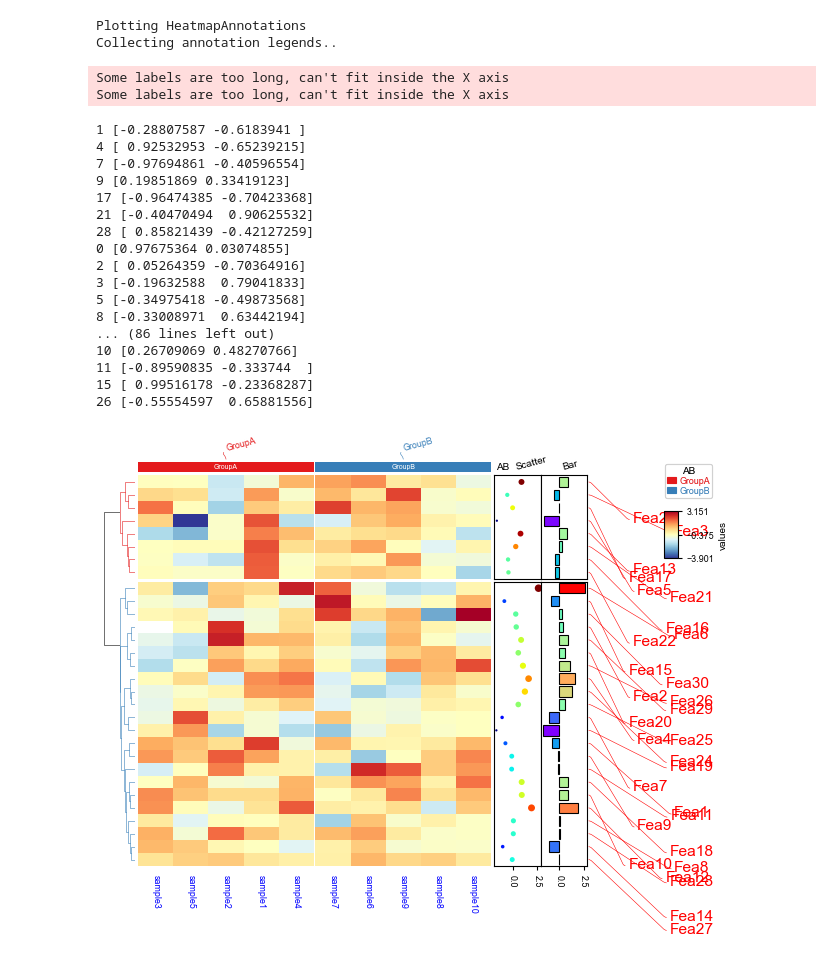
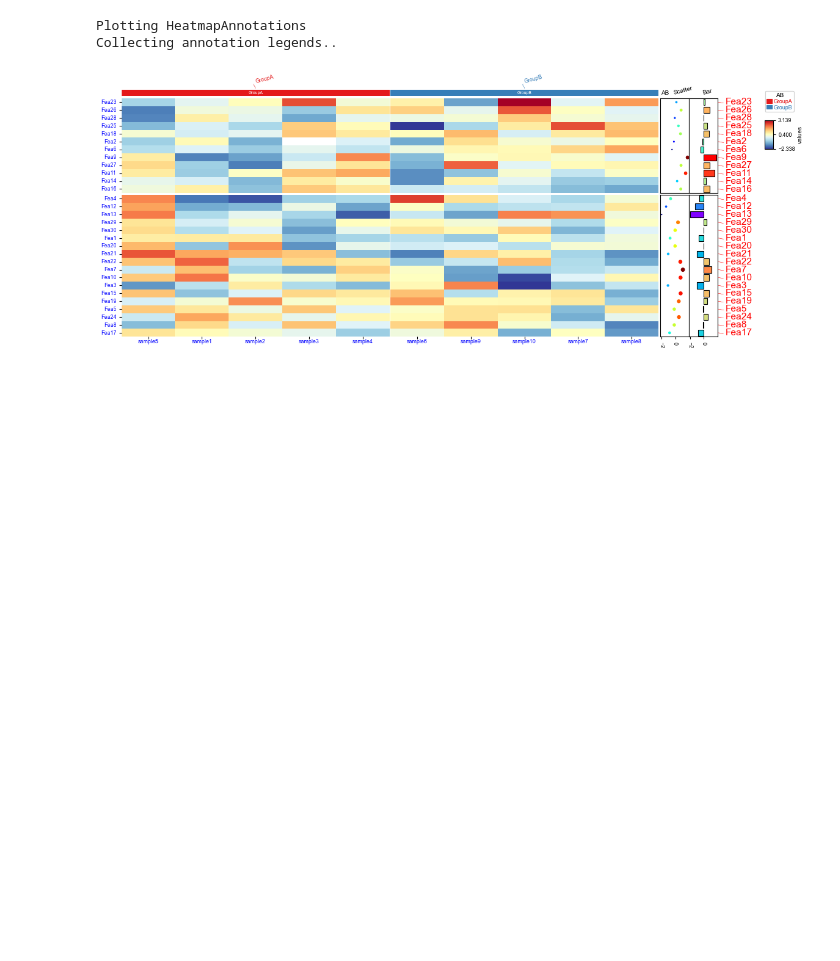
Before and after one commit to DingWB/PyComplexHeatmap, a Jupyter notebook: notebooks/test.ipynb, the cells around one changed output. Saved outputs shown, nothing was run; the diff lists cells and outputs as text; code cells hidden in the pictures; blank space fills up the shorter version.

Commit message:
fix the bug of ha for xticklabels_kws

```diff
--- a/notebooks/test.ipynb
+++ b/notebooks/test.ipynb
@@ -94,56 +94,40 @@ df_heatmap.index = ["Fea" + str(i) for i in range(1, df_heatmap.shape[0] + 1)]
 df_heatmap.iloc[1, 2] = np.nan
 
 # df_rows = df_heatmap.apply(lambda x:x.name if x.sample4 > 0.5 else None,axis=1)
 df_rows = df_heatmap.index
 df_rows=df_rows.to_frame(name='Selected')
 df_rows['XY']=df_rows.index.to_series().apply(lambda x:'A' if int(x.replace('Fea',''))>=15 else 'B')
 
 col_ha = pch.HeatmapAnnotation(label=pch.anno_label(df.AB, merge=True,rotation=15),
                             AB=pch.anno_simple(df.AB,add_text=True,legend=True), axis=1,
                            legend=True,legend_gap=5,hgap=0.5)
 
 row_ha = pch.HeatmapAnnotation(
                            Scatter=pch.anno_scatterplot(df_heatmap.sample4.apply(lambda x:round(x,2)),
                                             height=15,cmap='jet',legend=False),
                            Bar=pch.anno_barplot(df_heatmap.sample4.apply(lambda x:round(x,2)),
                                             height=15,cmap='rainbow',legend=False),
                            selected=pch.anno_label(df_rows,colors='red',relpos=(-0.05,0.4),fontsize=14),
                            label_kws={'rotation':15,'horizontalalignment':'left','verticalalignment':'bottom'},
                             axis=0,verbose=0)
 
-plt.figure(figsize=(8, 6))
+plt.figure(figsize=(16, 6))
 cm = pch.ClusterMapPlotter(data=df_heatmap, top_annotation=col_ha,right_annotation=row_ha,
                        col_cluster=True,row_cluster=True,
                        col_split=df.AB,row_split=2,
                        col_split_gap=0.5,row_split_gap=0.8,
-                       label='values',row_dendrogram=True,
-                       show_rownames=False,show_colnames=True,
+                       label='values',row_dendrogram=False,
+                       show_rownames=True,show_colnames=True,
                        tree_kws={'row_cmap': 'Set1'},verbose=0,legend_gap=5,
-                       cmap='RdYlBu_r',xticklabels_kws={'labelrotation':-90,'labelcolor':'blue'})
+                       cmap='RdYlBu_r',
+                       xticklabels_kws={'labelrotation':0,'labelcolor':'blue','bottom':True},
+                       yticklabels_kws={'labelrotation':0,'labelcolor':'blue','left':True},
+                          )
 # plt.savefig("example0.pdf", bbox_inches='tight')
-from adjustText import adjust_text
-adjust_text(row_ha.annotations[-1].annotated_texts)
+# from adjustText import adjust_text
+# adjust_text(row_ha.annotations[-1].annotated_texts)
 plt.show()
 # %% [output]
 Plotting HeatmapAnnotations
 Collecting annotation legends..
-Some labels are too long, can't fit inside the X axis
-Some labels are too long, can't fit inside the X axis
-1 [-0.28807587 -0.6183941 ]
-4 [ 0.92532953 -0.65239215]
-7 [-0.97694861 -0.40596554]
-9 [0.19851869 0.33419123]
-17 [-0.96474385 -0.70423368]
-21 [-0.40470494  0.90625532]
-28 [ 0.85821439 -0.42127259]
-0 [0.97675364 0.03074855]
-2 [ 0.05264359 -0.70364916]
-3 [-0.19632588  0.79041833]
-5 [-0.34975418 -0.49873568]
-8 [-0.33008971  0.63442194]
-... (86 lines left out)
-10 [0.26709069 0.48270766]
-11 [-0.89590835 -0.333744  ]
-15 [ 0.99516178 -0.23368287]
-26 [-0.55554597  0.65881556]
-[figure, old version]
+[figure, new version]
```
Also changed, not shown: parts of 2 cells of this notebook, 1 other file.
